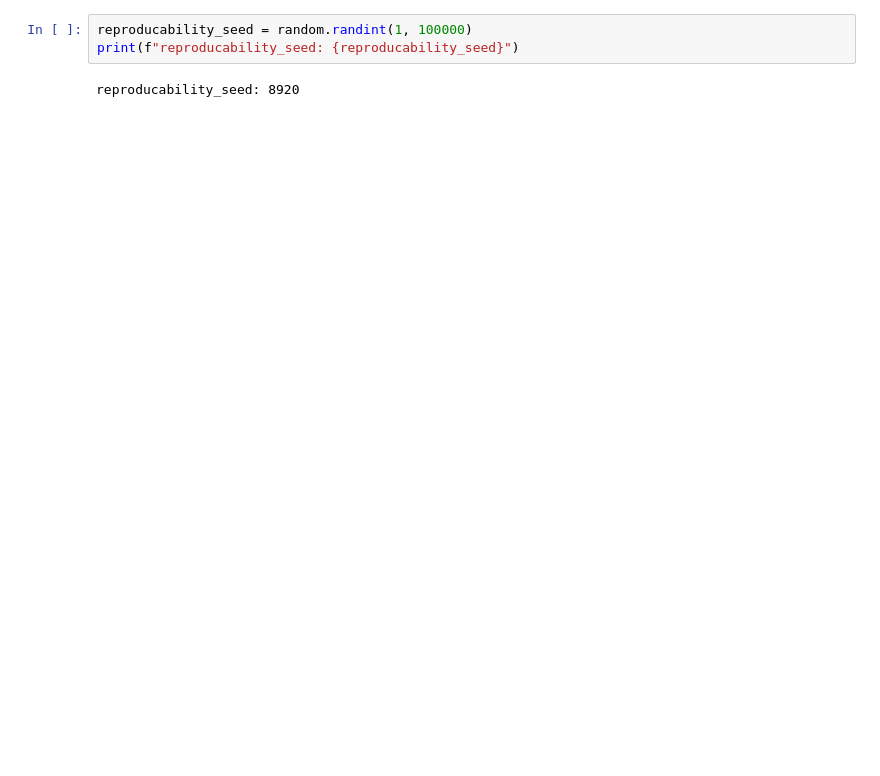
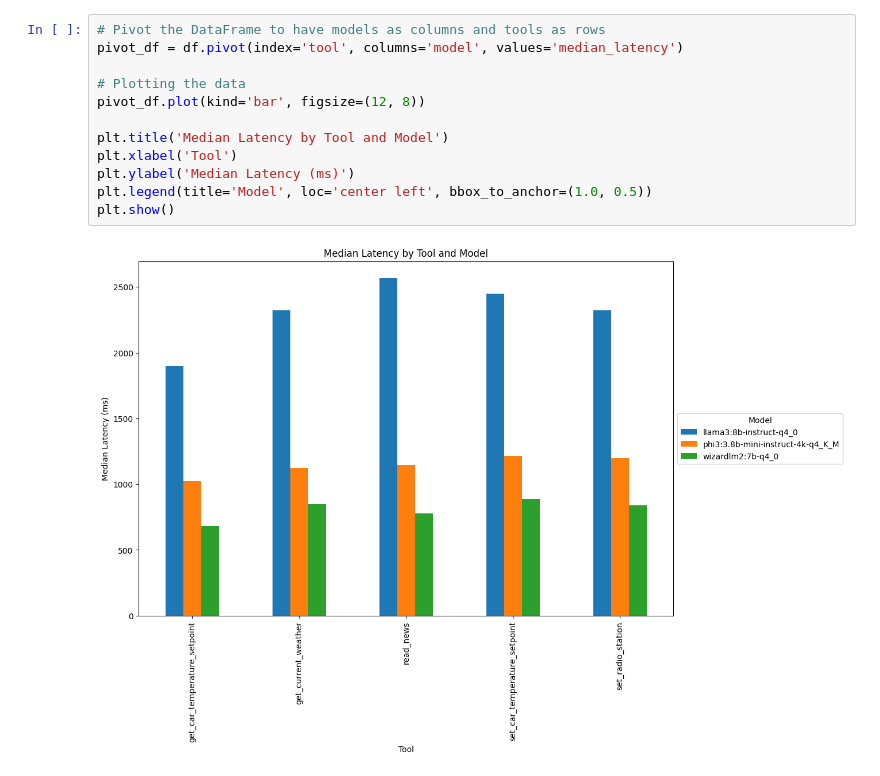
Before and after one commit to timfpark/agent-eval, a Jupyter notebook: Function Calling Evaluation.ipynb, the cells around one changed output. Drawn from its saved outputs; the diff is of its cells as text; blank space fills up the shorter version.

```diff
--- a/Function Calling Evaluation.ipynb
+++ b/Function Calling Evaluation.ipynb
@@ -20,6 +36,15 @@ tools = [GetCurrentWeatherTool(), SetCarTemperatureSetpointTool(), GetCarTempera
 # %%
-reproducability_seed = random.randint(1, 100000)
-print(f"reproducability_seed: {reproducability_seed}")
+# Pivot the DataFrame to have models as columns and tools as rows
+pivot_df = df.pivot(index='tool', columns='model', values='median_latency')
+
+# Plotting the data
+pivot_df.plot(kind='bar', figsize=(12, 8))
+
+plt.title('Median Latency by Tool and Model')
+plt.xlabel('Tool')
+plt.ylabel('Median Latency (ms)')
+plt.legend(title='Model', loc='center left', bbox_to_anchor=(1.0, 0.5))
+plt.show()
 # %% [output]
-reproducability_seed: 8920
+[figure, added]
 # %%
```
Also changed, not shown: parts of 12 cells of this notebook, 7 other files.
